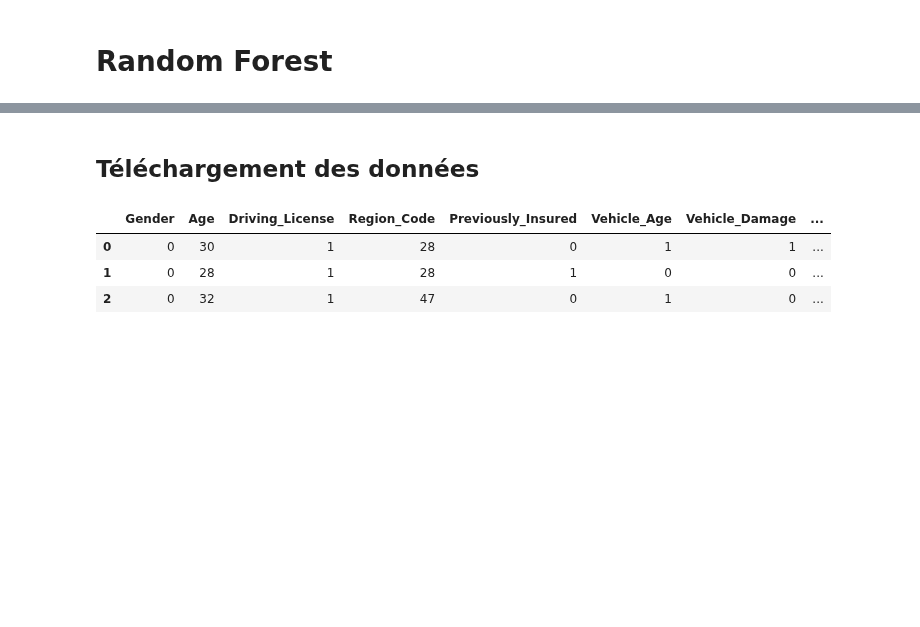
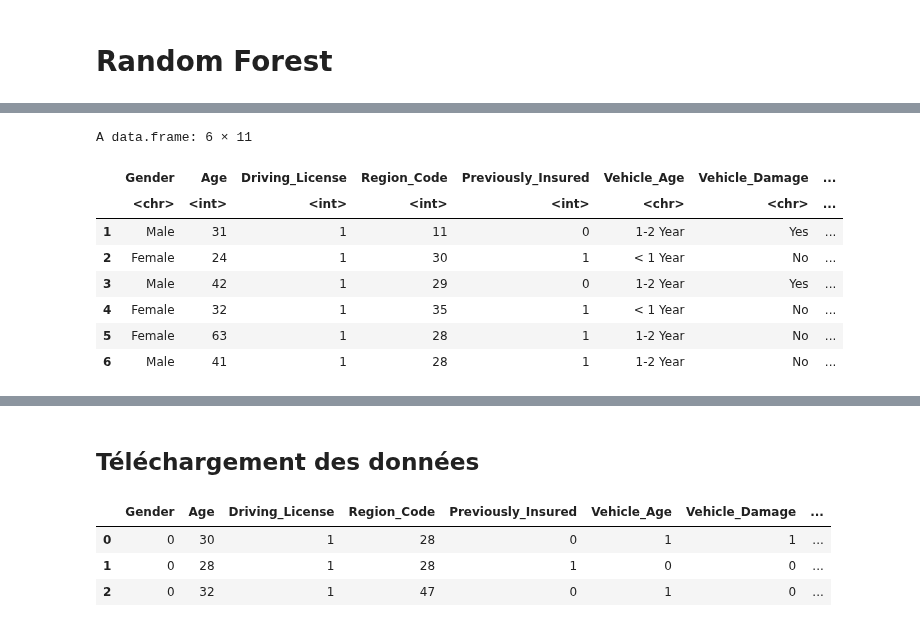
Before and after one commit to claviermathieu/ISFA-prj-datascience, a Jupyter notebook: book/docs/4_modeles/44_rf.ipynb, the cells around one changed output, grey strips where cells are left out. Cells and saved outputs as stored; diff of their text form; code cells hidden in the pictures; blank space fills up the shorter version.

```diff
--- a/book/docs/4_modeles/44_rf.ipynb
+++ b/book/docs/4_modeles/44_rf.ipynb
@@ -35,0 +63,16 @@ def result_model(model,X,Y, mat = True):
+# %%
+dbr <- read.csv("https://www.data.mclavier.com/prj_datascience/train_test_r.csv", sep ="," )
+rownames(dbr) = dbr$ind
+dbr=dbr[c(2:ncol(dbr))]
+# %%
+head(dbr)
+# %% [output]
+A data.frame: 6 × 11
+|  | Gender | Age | Driving_License | Region_Code | Previously_Insured | Vehicle_Age | Vehicle_Damage | ... |
+|  | <chr> | <int> | <int> | <int> | <int> | <chr> | <chr> | ... |
+| 1 | Male | 31 | 1 | 11 | 0 | 1-2 Year | Yes | ... |
+| 2 | Female | 24 | 1 | 30 | 1 | < 1 Year | No | ... |
+| 3 | Male | 42 | 1 | 29 | 0 | 1-2 Year | Yes | ... |
+| 4 | Female | 32 | 1 | 35 | 1 | < 1 Year | No | ... |
+| 5 | Female | 63 | 1 | 28 | 1 | 1-2 Year | No | ... |
+| 6 | Male | 41 | 1 | 28 | 1 | 1-2 Year | No | ... |
```
Also changed, not shown: parts of 26 cells of this notebook, 9 other files.
